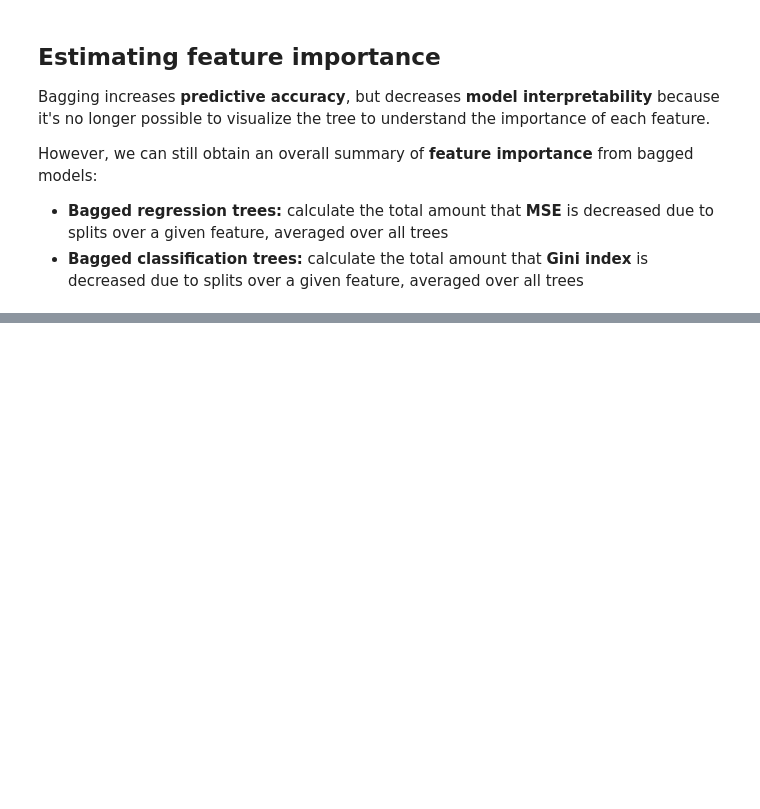
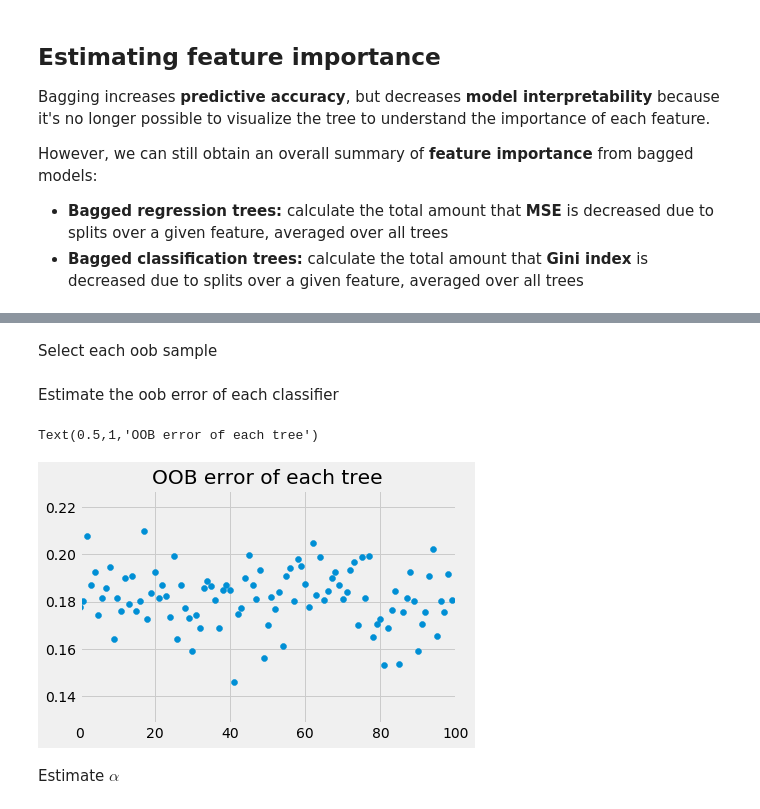
Before and after one commit to albahnsen/PracticalMachineLearningClass, a Jupyter notebook: notebooks/11-Ensembles_Bagging.ipynb, the cells around one changed output, grey strips where cells are left out. Cells and saved outputs as stored; diff of their text form; code cells hidden in the pictures; blank space fills up the shorter version.

```diff
--- a/notebooks/11-Ensembles_Bagging.ipynb
+++ b/notebooks/11-Ensembles_Bagging.ipynb
@@ -480,0 +594,8 @@ However, we can still obtain an overall summary of **feature importance** from b
+# %%
+from sklearn.ensemble import BaggingClassifier
+clf = BaggingClassifier(base_estimator=DecisionTreeClassifier(), n_estimators=100, bootstrap=True,
+                        random_state=42, n_jobs=-1, oob_score=True)
+# %%
+clf.fit(X_train, y_train)
+y_pred = clf.predict(X_test)
+metrics.f1_score(y_pred, y_test), metrics.accuracy_score(y_pred, y_test)
@@ -480,0 +624,28 @@ However, we can still obtain an overall summary of **feature importance** from b
+# %% [markdown]
+Select each oob sample
+# %%
+samples_oob = []
+# show the "out-of-bag" observations for each sample
+for sample in samples:
+    samples_oob.append(sorted(set(range(n_samples)) - set(sample)))
+# %% [markdown]
+Estimate the oob error of each classifier
+# %%
+errors = np.zeros(n_estimators)
+
+for i in range(n_estimators):
+    y_pred_ = trees[i].predict(X_train.iloc[samples_oob[i]])
+    errors[i] = 1 - metrics.accuracy_score(y_train.iloc[samples_oob[i]], y_pred_)
+# %%
+%matplotlib inline
+import matplotlib.pyplot as plt
+plt.style.use('fivethirtyeight')
+
+plt.scatter(range(n_estimators), errors)
+plt.xlim([0, n_estimators])
+plt.title('OOB error of each tree')
+# %% [output]
+Text(0.5,1,'OOB error of each tree')
+[figure, added]
+# %% [markdown]
+Estimate $\alpha$
```
Also changed, not shown: parts of 41 cells of this notebook, 3 other files.
